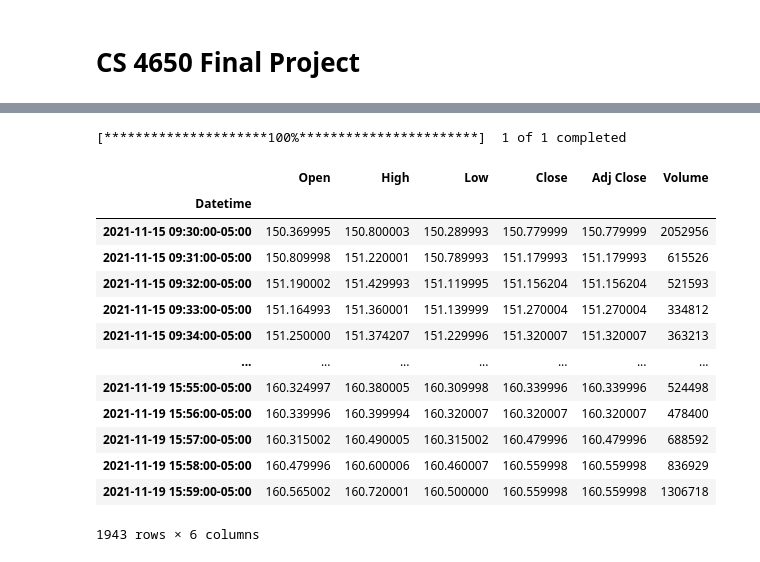
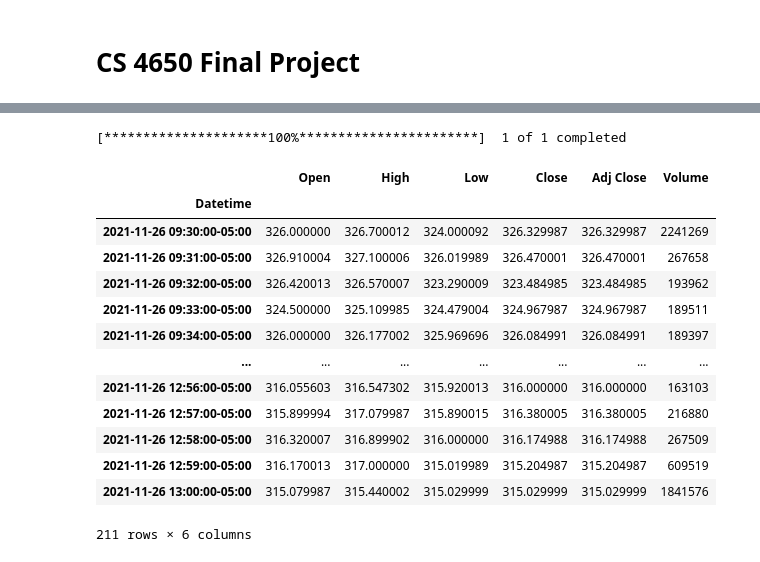
Before and after one commit to JMManriquez/CPP_CS4650, a Jupyter notebook: JMM_CS4650_StockProject.ipynb, the cells around one changed output, grey strips where cells are left out. Saved outputs shown, nothing was run; the diff lists cells and outputs as text; code cells hidden in the pictures.

```diff
--- a/JMM_CS4650_StockProject.ipynb
+++ b/JMM_CS4650_StockProject.ipynb
@@ -43,23 +46,23 @@ import plotly.graph_objs as go
 # %%
 #The Yahoo API needs the following inputs: Tickers, Start and End Date (or Period), and Interval
 # period is 1 week for this example and interval is one minute from which we will get our data
-AppleData = yf.download(tickers = 'AAPL', period = '1wk', interval = '1m')
+Data = yf.download(tickers = 'NVDA', period = '1d', interval = '1m')
 
 #Then we print the data
-AppleData
+Data
 # %% [output]
 [*********************100%***********************]  1 of 1 completed
 |  | Open | High | Low | Close | Adj Close | Volume |
 | Datetime |  |  |  |  |  |  |
-| 2021-11-15 09:30:00-05:00 | 150.369995 | 150.800003 | 150.289993 | 150.779999 | 150.779999 | 2052956 |
-| 2021-11-15 09:31:00-05:00 | 150.809998 | 151.220001 | 150.789993 | 151.179993 | 151.179993 | 615526 |
-| 2021-11-15 09:32:00-05:00 | 151.190002 | 151.429993 | 151.119995 | 151.156204 | 151.156204 | 521593 |
-| 2021-11-15 09:33:00-05:00 | 151.164993 | 151.360001 | 151.139999 | 151.270004 | 151.270004 | 334812 |
-| 2021-11-15 09:34:00-05:00 | 151.250000 | 151.374207 | 151.229996 | 151.320007 | 151.320007 | 363213 |
+| 2021-11-26 09:30:00-05:00 | 326.000000 | 326.700012 | 324.000092 | 326.329987 | 326.329987 | 2241269 |
+| 2021-11-26 09:31:00-05:00 | 326.910004 | 327.100006 | 326.019989 | 326.470001 | 326.470001 | 267658 |
+| 2021-11-26 09:32:00-05:00 | 326.420013 | 326.570007 | 323.290009 | 323.484985 | 323.484985 | 193962 |
+| 2021-11-26 09:33:00-05:00 | 324.500000 | 325.109985 | 324.479004 | 324.967987 | 324.967987 | 189511 |
+| 2021-11-26 09:34:00-05:00 | 326.000000 | 326.177002 | 325.969696 | 326.084991 | 326.084991 | 189397 |
 | ... | ... | ... | ... | ... | ... | ... |
-| 2021-11-19 15:55:00-05:00 | 160.324997 | 160.380005 | 160.309998 | 160.339996 | 160.339996 | 524498 |
-| 2021-11-19 15:56:00-05:00 | 160.339996 | 160.399994 | 160.320007 | 160.320007 | 160.320007 | 478400 |
-| 2021-11-19 15:57:00-05:00 | 160.315002 | 160.490005 | 160.315002 | 160.479996 | 160.479996 | 688592 |
-| 2021-11-19 15:58:00-05:00 | 160.479996 | 160.600006 | 160.460007 | 160.559998 | 160.559998 | 836929 |
-| 2021-11-19 15:59:00-05:00 | 160.565002 | 160.720001 | 160.500000 | 160.559998 | 160.559998 | 1306718 |
+| 2021-11-26 12:56:00-05:00 | 316.055603 | 316.547302 | 315.920013 | 316.000000 | 316.000000 | 163103 |
+| 2021-11-26 12:57:00-05:00 | 315.899994 | 317.079987 | 315.890015 | 316.380005 | 316.380005 | 216880 |
+| 2021-11-26 12:58:00-05:00 | 316.320007 | 316.899902 | 316.000000 | 316.174988 | 316.174988 | 267509 |
+| 2021-11-26 12:59:00-05:00 | 316.170013 | 317.000000 | 315.019989 | 315.204987 | 315.204987 | 609519 |
+| 2021-11-26 13:00:00-05:00 | 315.079987 | 315.440002 | 315.029999 | 315.029999 | 315.029999 | 1841576 |
-1943 rows × 6 columns
+211 rows × 6 columns
```
Also changed, not shown: parts of 7 cells of this notebook.
